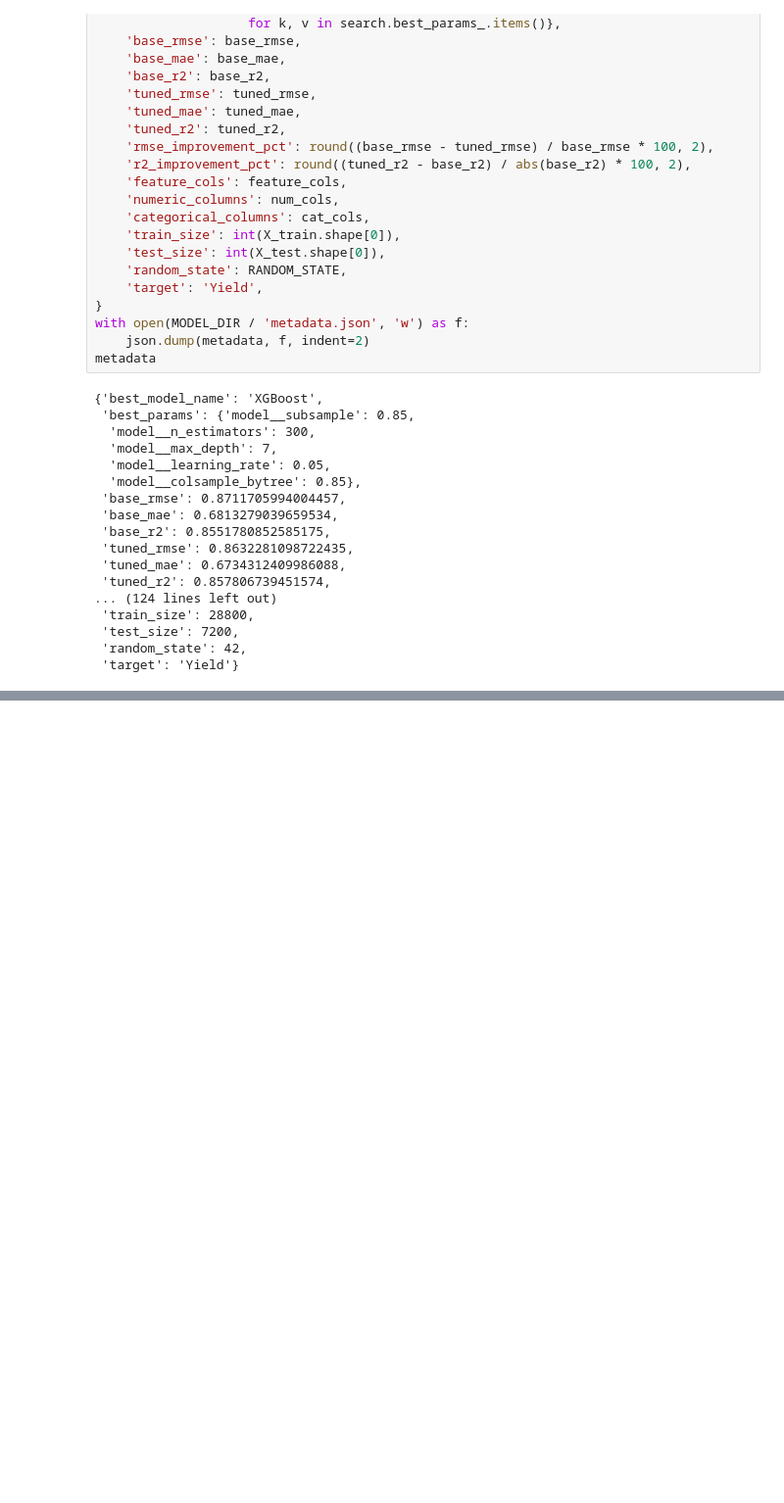
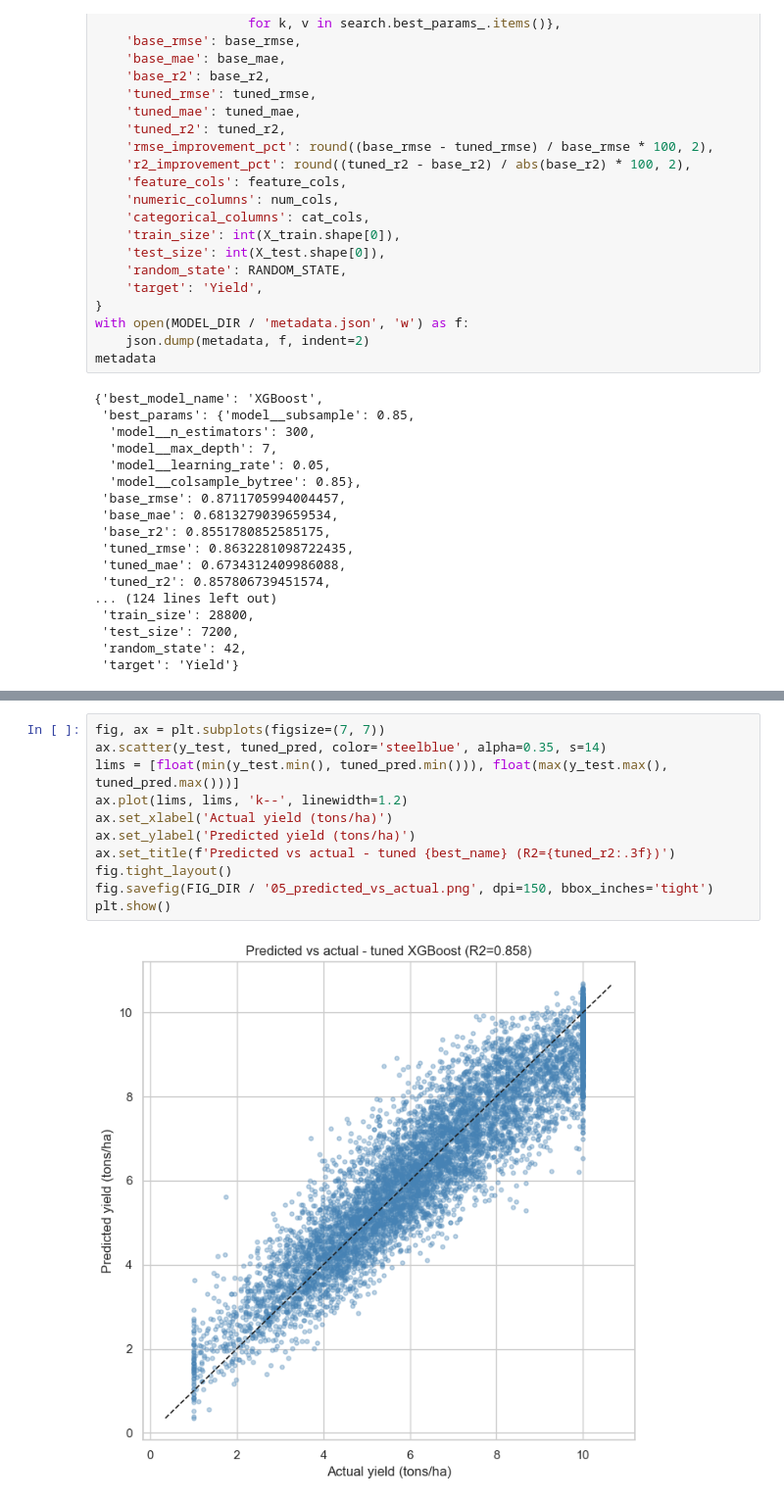
Before and after one commit to Mrnidhi/DATA245_Project, a Jupyter notebook: notebooks/04_fine_tuning.ipynb, the cells around one changed output, grey strips where cells are left out. Shown at 98% size. Saved outputs shown, nothing was run; the diff lists cells and outputs as text; blank space fills up the shorter version.

```diff
--- a/notebooks/04_fine_tuning.ipynb
+++ b/notebooks/04_fine_tuning.ipynb
@@ -231,0 +250,13 @@ metadata
+# %%
+fig, ax = plt.subplots(figsize=(7, 7))
+ax.scatter(y_test, tuned_pred, color='steelblue', alpha=0.35, s=14)
+lims = [float(min(y_test.min(), tuned_pred.min())), float(max(y_test.max(), tuned_pred.max()))]
+ax.plot(lims, lims, 'k--', linewidth=1.2)
+ax.set_xlabel('Actual yield (tons/ha)')
+ax.set_ylabel('Predicted yield (tons/ha)')
+ax.set_title(f'Predicted vs actual - tuned {best_name} (R2={tuned_r2:.3f})')
+fig.tight_layout()
+fig.savefig(FIG_DIR / '05_predicted_vs_actual.png', dpi=150, bbox_inches='tight')
+plt.show()
+# %% [output]
+[figure, added]
```
Also changed, not shown: parts of 4 cells of this notebook.
